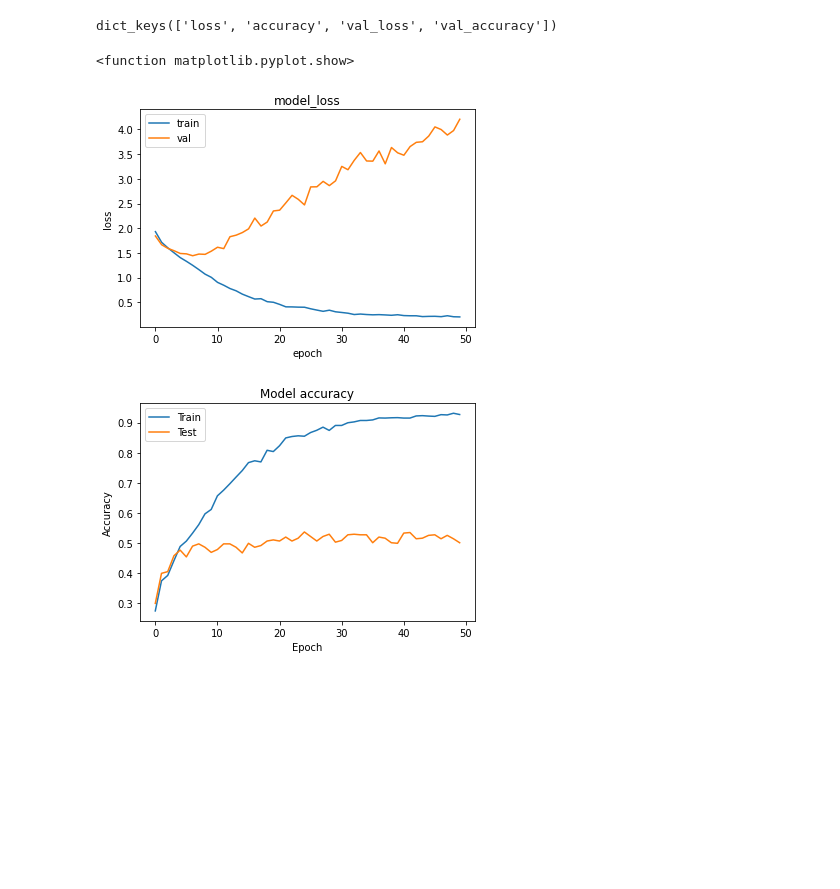
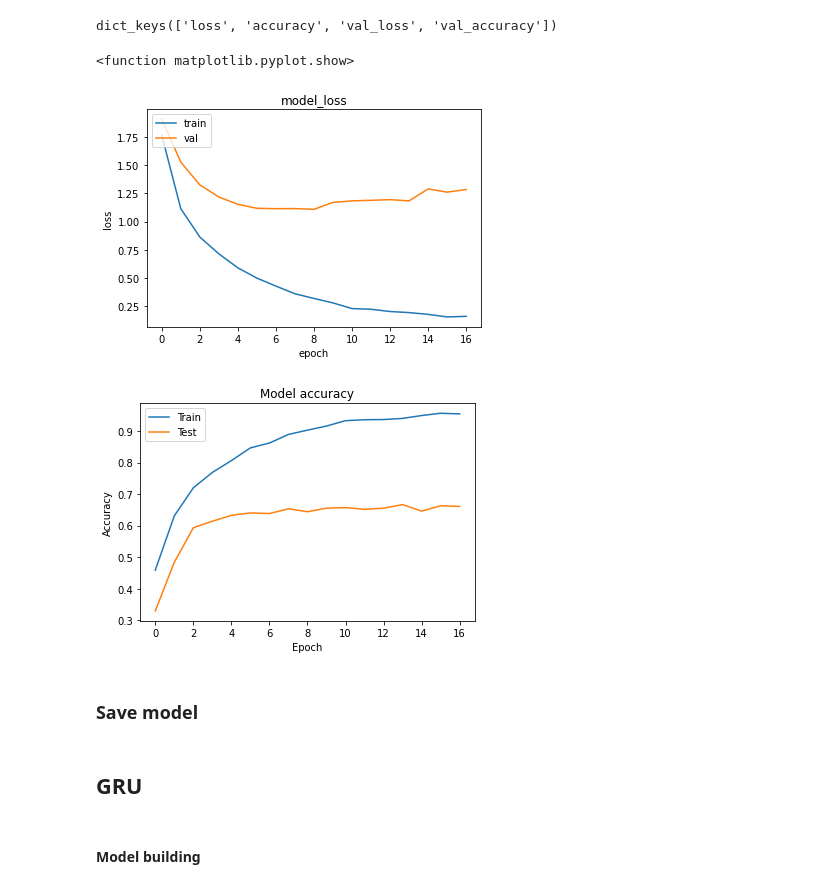
Before and after one commit to Chabname/RAPMC, a Jupyter notebook: notebook/DL_Models.ipynb, the cells around one changed output. Saved outputs shown, nothing was run; the diff lists cells and outputs as text; code cells hidden in the pictures; blank space fills up the shorter version.

```diff
--- a/notebook/DL_Models.ipynb
+++ b/notebook/DL_Models.ipynb
@@ -388,13 +459,16 @@ plt.show()
 # %%
-blstmodel = Sequential(
-    [
-        Embedding(num_words, embed_dim, input_length = X.shape[1]),
-        Bidirectional (LSTM (lstm_out,return_sequences=True,dropout=0.50),merge_mode='concat'),
-        TimeDistributed(Dense(32,activation='relu')),
-        Flatten(),
-        Dense(10,activation='relu'),
-        Dense(9,activation='softmax')
-    ]
-)
-blstmodel.compile(loss='categorical_crossentropy',optimizer='adam', metrics=['accuracy'])
-blstmodel.summary()
+def BImodel():
+
+  model = Sequential(
+      [
+          Embedding(num_words, embed_dim, input_length = X.shape[1]),
+          Bidirectional (LSTM (lstm_out,return_sequences=True,dropout=0.50),merge_mode='concat'),
+          TimeDistributed(Dense(32,activation='relu')),
+          Flatten(),
+          Dense(16,activation='relu'),
+          Dense(9,activation='softmax')
+      ]
+  )
+  model.compile(loss='categorical_crossentropy',optimizer='adam', metrics=['accuracy'])
+  print(model.summary())
+  return model
@@ -402,0 +475,2 @@ NotImplementedError: Cannot convert a symbolic Tensor (bidirectional/forward_lst
+# %%
+bi_model = BImodel()
@@ -409,10 +501,10 @@ keras.utils.plot_model(cnnmodel, "my_first_model_shapes.png", show_shapes= True)
 # %% [markdown]
 #### Model Training
 # %%
-his_blstm = blstmodel.fit(train_df, y_train,
-                     epochs=50,
-                     verbose=False,
-                     validation_data =(cv_df, y_cv),
-                     batch_size=batch_size,
-                     callbacks=callback)
+bi_history = bi_model.fit(text_train, y_train,
+                      epochs=50,
+                      verbose=False,
+                      validation_data =(text_val, y_val),
+                      batch_size= batch_size ,
+                      callbacks= callback)
 # %%
@@ -444,24 +536,26 @@ print(his_blstm.history.keys())
 dict_keys(['loss', 'accuracy', 'val_loss', 'val_accuracy'])
 # %%
 # visualize training and validation losses
-plt.plot(his_blstm.history['loss'])
-plt.plot(his_blstm.history['val_loss'])
+plt.plot(bi_history.history['loss'])
+plt.plot(bi_history.history['val_loss'])
 plt.title('model_loss')
 plt.ylabel('loss')
 plt.xlabel('epoch')
 plt.legend(['train', 'val'], loc = 'upper left')
 plt.show
 # %% [output]
 <function matplotlib.pyplot.show>
-[figure, old version]
+[figure, new version]
 # %%
 # visualize training and validation accuracies
-plt.plot(his_blstm.history['accuracy'])
-plt.plot(his_blstm.history['val_accuracy'])
+plt.plot(bi_history.history['accuracy'])
+plt.plot(bi_history.history['val_accuracy'])
 plt.title('Model accuracy')
 plt.ylabel('Accuracy')
 plt.xlabel('Epoch')
 plt.legend(['Train', 'Test'], loc='upper left')
 plt.show()
 # %% [output]
-[figure, old version]
+[figure, new version]
+# %% [markdown]
+### Save model
@@ -467,0 +564,4 @@ plt.show()
+# %% [markdown]
+## GRU
+# %% [markdown]
+#### Model building
```
Also changed, not shown: parts of 103 cells of this notebook.
